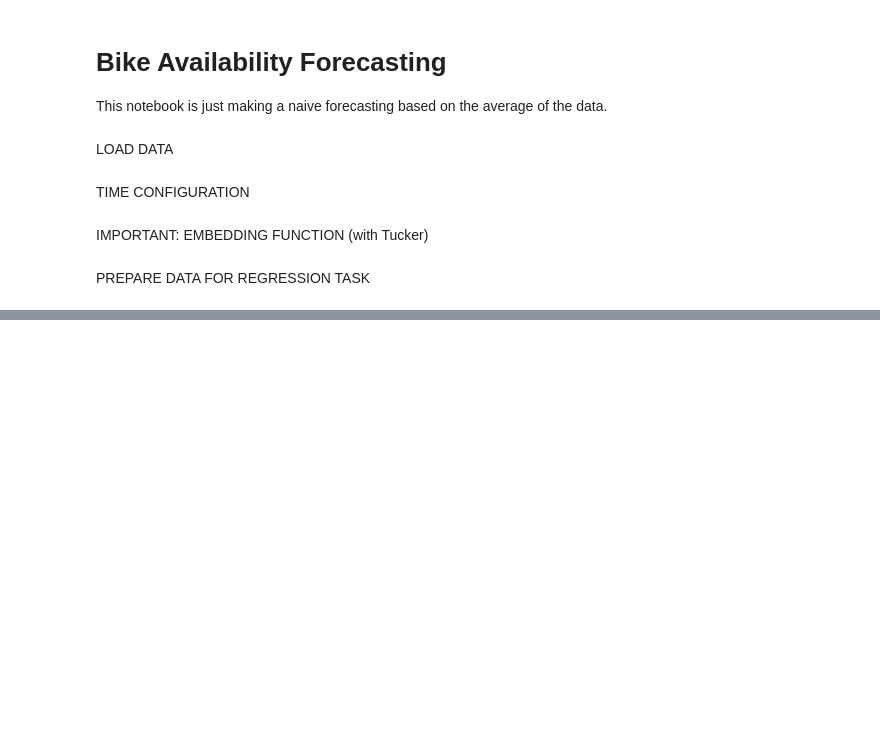
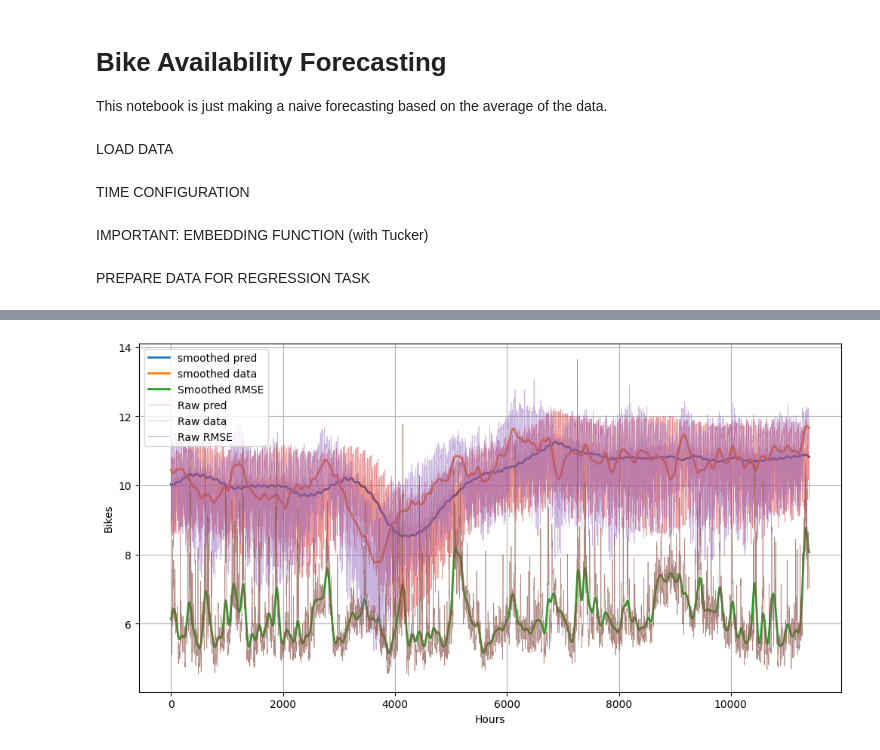
Before and after one commit to ArmanddeCacqueray/Rebalancig_final_repository, a Jupyter notebook: z_benchmark/moyenne.ipynb, the cells around one changed output, grey strips where cells are left out. Saved outputs shown, nothing was run; the diff lists cells and outputs as text; code cells hidden in the pictures; blank space fills up the shorter version.

```diff
--- a/z_benchmark/moyenne.ipynb
+++ b/z_benchmark/moyenne.ipynb
@@ -284,0 +201,4 @@ plt.show()
+# %%
+plot_rmse_smooth(weekday_preds_awks, Y_weekday, T)
+# %% [output]
+[figure, added]
```
Also changed, not shown: parts of 12 cells of this notebook, 1 other file.
